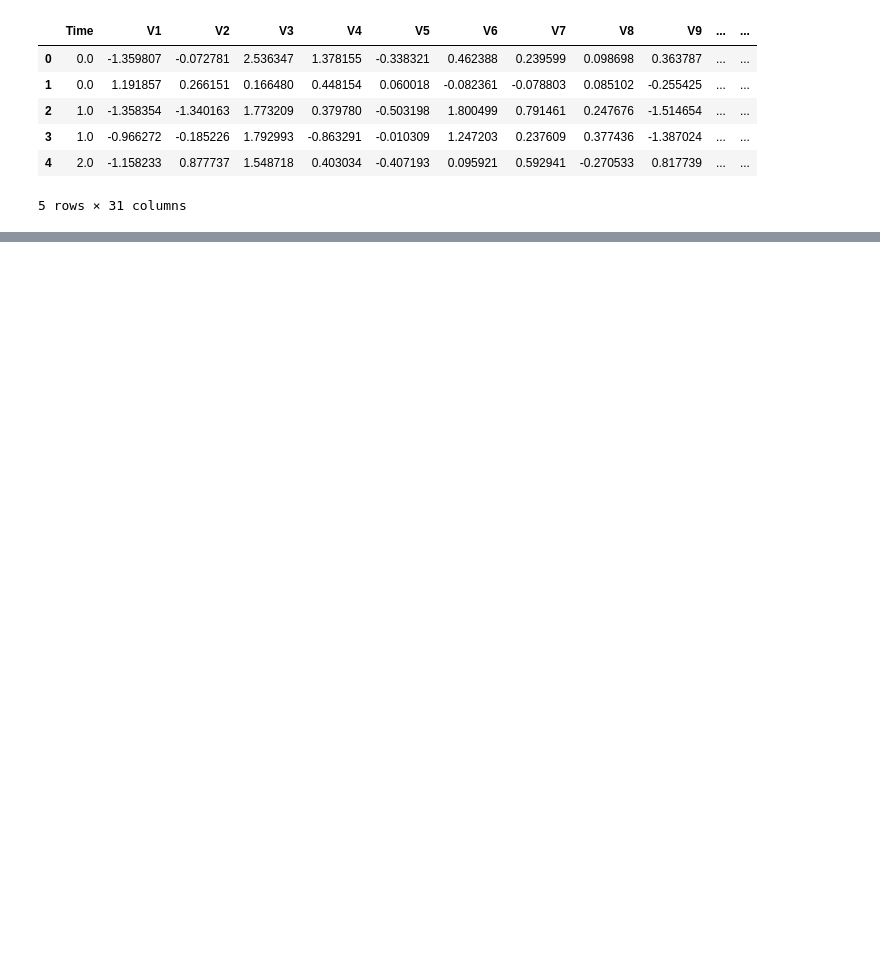
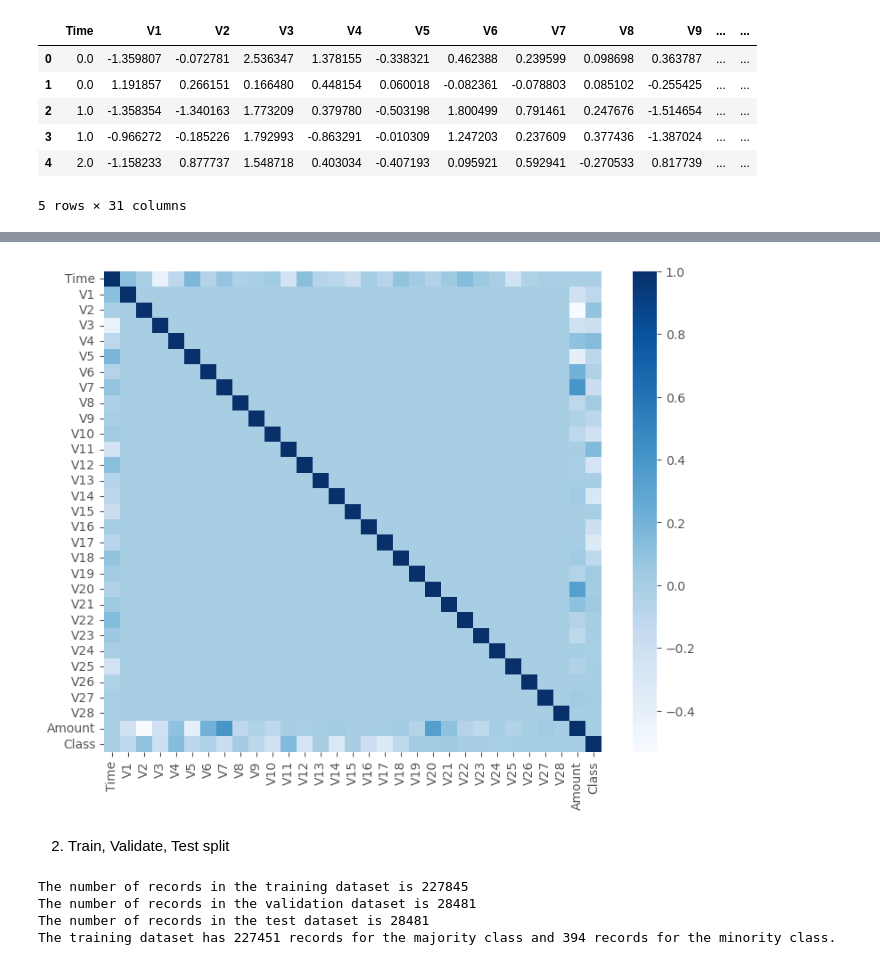
Before and after one commit to MariliaElia/credit-card-fraud-detection-ml-model, a Jupyter notebook: code.ipynb, the cells around one changed output, grey strips where cells are left out. Saved outputs shown, nothing was run; the diff lists cells and outputs as text; code cells hidden in the pictures; blank space fills up the shorter version.

```diff
--- a/code.ipynb
+++ b/code.ipynb
@@ -15,0 +118,32 @@ df.head()
+# %%
+# heat map of correlation of features
+correlation_matrix = df.corr()
+fig = plt.figure(figsize=(9,7))
+sns.heatmap(correlation_matrix, cmap='Blues')
+plt.show()
+# %% [output]
+[figure, added]
+# %% [markdown]
+2. Train, Validate, Test split
+# %%
+X = df.drop('Class', axis=1)
+y = df['Class']
+
+#Split data initially to train and remaining
+X_train, X_rem, y_train, y_rem = train_test_split(X,y, train_size=0.8, random_state=42)
+
+# Now since we want the valid and test size to be equal (10% each of overall data).
+# we have to define valid_size=0.5 (that is 50% of remaining data)
+test_size = 0.5
+X_valid, X_test, y_valid, y_test = train_test_split(X_rem,y_rem, test_size=0.5, random_state=42)
+
+# Check the number of records
+print('The number of records in the training dataset is', X_train.shape[0])
+print('The number of records in the validation dataset is', X_valid.shape[0])
+print('The number of records in the test dataset is', X_test.shape[0])
+print(f"The training dataset has {sorted(Counter(y_train).items())[0][1]} records for the majority class and {sorted(Counter(y_train).items())[1][1]} records for the minority class.")
+# %% [output]
+The number of records in the training dataset is 227845
+The number of records in the validation dataset is 28481
+The number of records in the test dataset is 28481
+The training dataset has 227451 records for the majority class and 394 records for the minority class.
```
Also changed, not shown: parts of 19 cells of this notebook.
